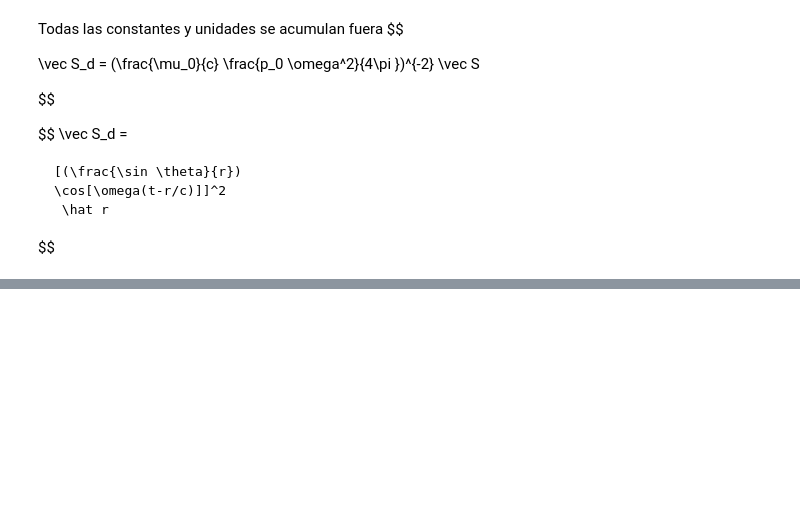
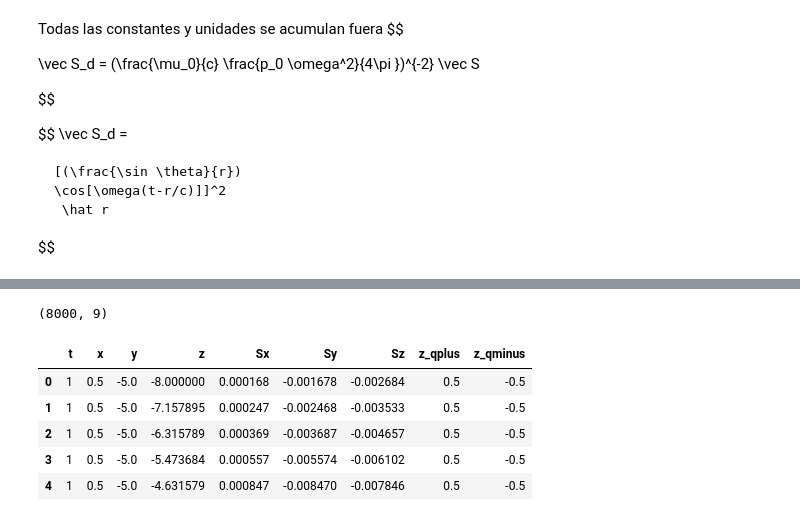
Before and after one commit to fbientrigo/learningprogamation, a Jupyter notebook: Electrodynamics/E_discrete_charges.ipynb, the cells around one changed output, grey strips where cells are left out. Cells and saved outputs as stored; diff of their text form; code cells hidden in the pictures; blank space fills up the shorter version.

```diff
--- a/Electrodynamics/E_discrete_charges.ipynb
+++ b/Electrodynamics/E_discrete_charges.ipynb
@@ -573,26 +628,28 @@ def Sd(rx, ry, rz, t=2):
 # %%
 # primero se realizara con pocos slices y luego sera dejado en cloud computing
-# para asi aprovechar la velocidad
-
-# guardar en un CSV todo el tiempo
-
-
-t = 2
-
-T = t * np.ones(len(x))
 
 df = pd.DataFrame({
     't': t,
     'x': xv.flatten(),
     'y': yv.flatten(),
     'z': zv.flatten(),
     'Sx': Sx.flatten(),
     'Sy': Sy.flatten(),
     'Sz': Sz.flatten(),
+    'z_qplus': q_plus(t),
+    'z_qminus': q_minus(t)
 })
 
 print(df.shape)
 df.head()
 
 
-df.to_csv('datosS.csv')
+# df.to_csv('datosS.csv')
+# %% [output]
+(8000, 9)
+|  | t | x | y | z | Sx | Sy | Sz | z_qplus | z_qminus |
+| 0 | 1 | 0.5 | -5.0 | -8.000000 | 0.000168 | -0.001678 | -0.002684 | 0.5 | -0.5 |
+| 1 | 1 | 0.5 | -5.0 | -7.157895 | 0.000247 | -0.002468 | -0.003533 | 0.5 | -0.5 |
+| 2 | 1 | 0.5 | -5.0 | -6.315789 | 0.000369 | -0.003687 | -0.004657 | 0.5 | -0.5 |
+| 3 | 1 | 0.5 | -5.0 | -5.473684 | 0.000557 | -0.005574 | -0.006102 | 0.5 | -0.5 |
+| 4 | 1 | 0.5 | -5.0 | -4.631579 | 0.000847 | -0.008470 | -0.007846 | 0.5 | -0.5 |
```
Also changed, not shown: parts of 13 cells of this notebook, 5 other files.
